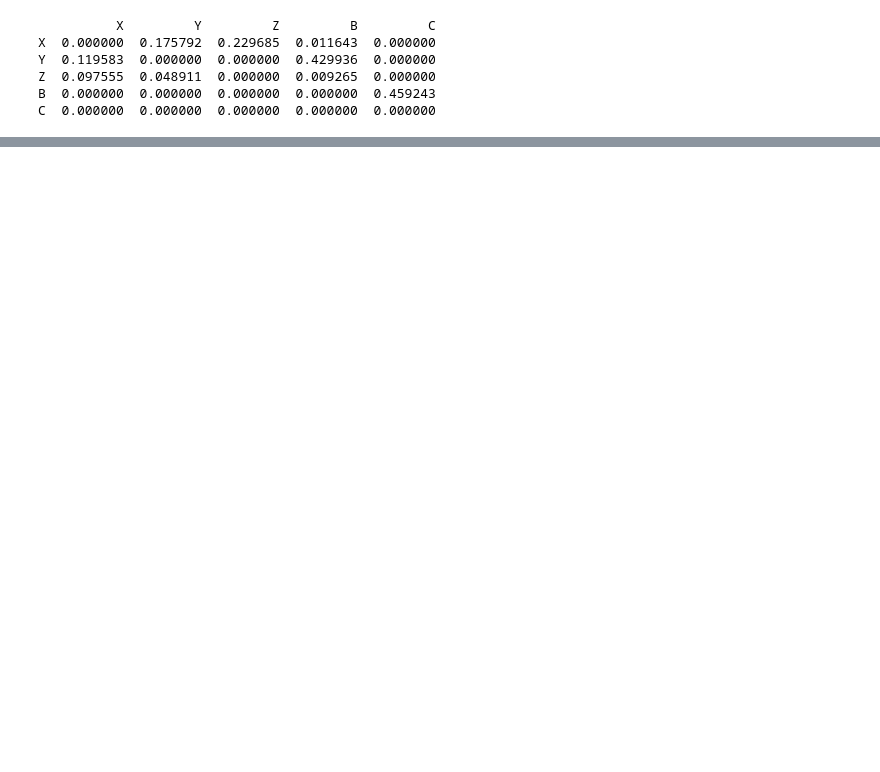
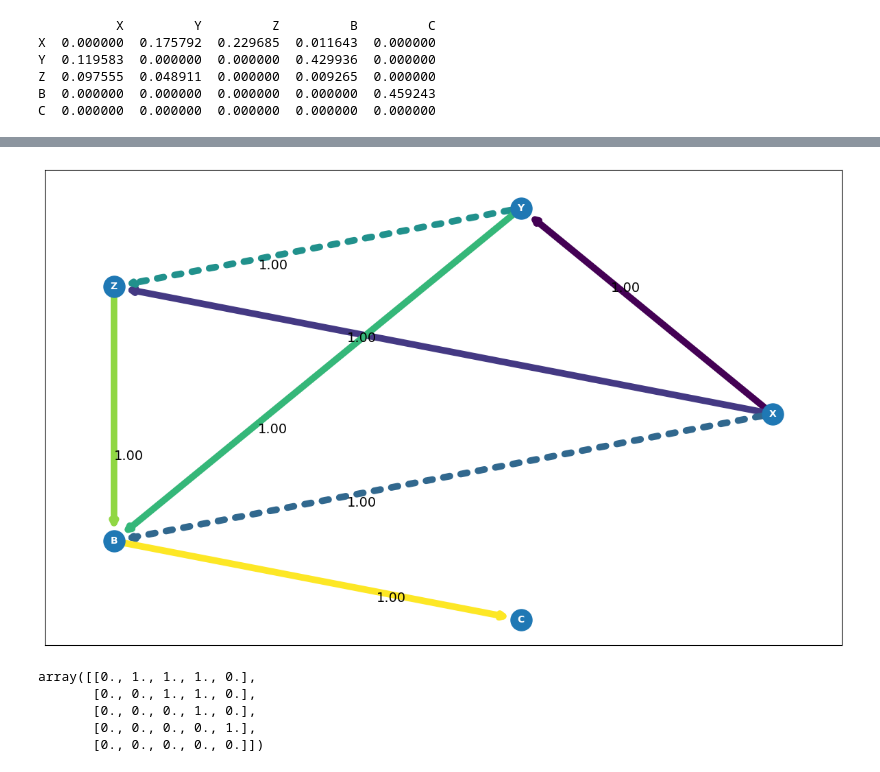
Before and after one commit to sandialabs/dg2dag, a Jupyter notebook: artificial_data/artificial_example.ipynb, the cells around one changed output, grey strips where cells are left out. Cells and saved outputs as stored; diff of their text form; code cells hidden in the pictures; blank space fills up the shorter version.

Commit message:
results for artificial example; needs cleaning up

```diff
--- a/artificial_data/artificial_example.ipynb
+++ b/artificial_data/artificial_example.ipynb
@@ -93,0 +415,22 @@ C  0.000000  0.000000  0.000000  0.000000  0.000000
+# %%
+e_diff = find_edges(M_dag_ref-M_dag)
+e_all  = find_edges(M_dag)
+
+line_styles = []
+
+for e_i in e_all:
+    if e_i in e_diff:
+        line_styles.append(":")
+    else:
+        line_styles.append("-")
+line_styles
+
+plot_clean_graph(list(df.columns), M_dag, title=False, DAG=False, DAG_edges=[2,2], ax=None,
+                    colormap='viridis', line_styles=line_styles, )
+# %% [output]
+[figure, added]
+array([[0., 1., 1., 1., 0.],
+       [0., 0., 1., 1., 0.],
+       [0., 0., 0., 1., 0.],
+       [0., 0., 0., 0., 1.],
+       [0., 0., 0., 0., 0.]])
```
Also changed, not shown: parts of 9 cells of this notebook.
